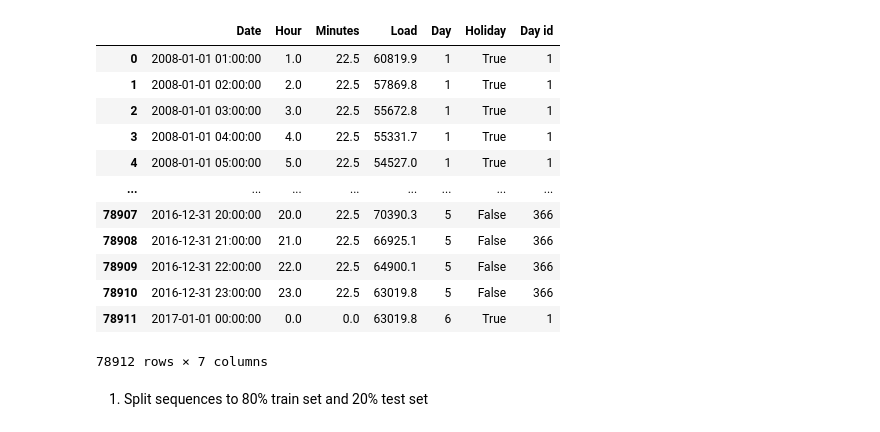
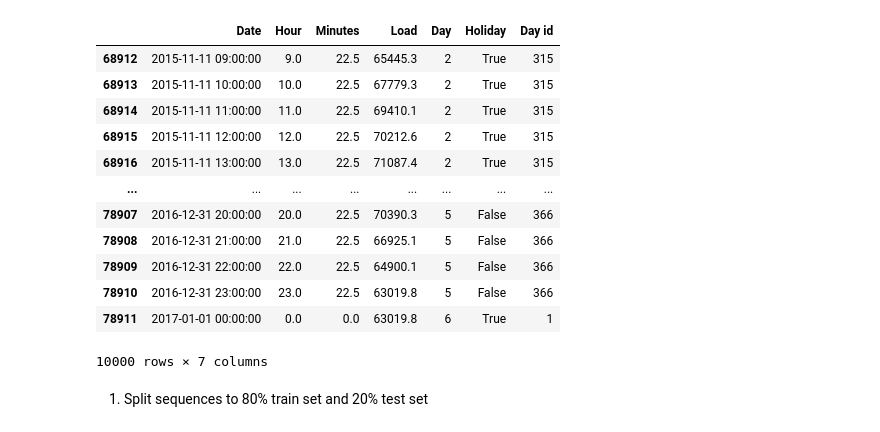
Before and after one commit to BleakHeart/Report-2, a Jupyter notebook: src/LSTM/LSTM_preprocessing.ipynb, the cells around one changed output. Cells and saved outputs as stored; diff of their text form; code cells hidden in the pictures.

```diff
--- a/src/LSTM/LSTM_preprocessing.ipynb
+++ b/src/LSTM/LSTM_preprocessing.ipynb
@@ -31,29 +32,25 @@ Electric = Electric[['Date', 'Load']]
 Electric['Minutes'] = Electric['Date'].dt.minute
 Electric['Hour'] = Electric['Date'].dt.hour
 # %%
-#df = resampling_data(Electric, resample_cost='d')
-
-#df = df[~df.Load.isna()].reset_index(drop=True)
-#df
-
-df = resampling_data(Electric)
+df = resampling_data(Electric, resample_cost='h')
+#df = resampling_data(Electric)
 
 df = df[~df.Load.isna()].reset_index(drop=True)
-df
+df.iloc[-10000:]
 # %% [output]
 |  | Date | Hour | Minutes | Load | Day | Holiday | Day id |
-| 0 | 2008-01-01 01:00:00 | 1.0 | 22.5 | 60819.9 | 1 | True | 1 |
-| 1 | 2008-01-01 02:00:00 | 2.0 | 22.5 | 57869.8 | 1 | True | 1 |
-| 2 | 2008-01-01 03:00:00 | 3.0 | 22.5 | 55672.8 | 1 | True | 1 |
-| 3 | 2008-01-01 04:00:00 | 4.0 | 22.5 | 55331.7 | 1 | True | 1 |
-| 4 | 2008-01-01 05:00:00 | 5.0 | 22.5 | 54527.0 | 1 | True | 1 |
+| 68912 | 2015-11-11 09:00:00 | 9.0 | 22.5 | 65445.3 | 2 | True | 315 |
+| 68913 | 2015-11-11 10:00:00 | 10.0 | 22.5 | 67779.3 | 2 | True | 315 |
+| 68914 | 2015-11-11 11:00:00 | 11.0 | 22.5 | 69410.1 | 2 | True | 315 |
+| 68915 | 2015-11-11 12:00:00 | 12.0 | 22.5 | 70212.6 | 2 | True | 315 |
+| 68916 | 2015-11-11 13:00:00 | 13.0 | 22.5 | 71087.4 | 2 | True | 315 |
 | ... | ... | ... | ... | ... | ... | ... | ... |
 | 78907 | 2016-12-31 20:00:00 | 20.0 | 22.5 | 70390.3 | 5 | False | 366 |
 | 78908 | 2016-12-31 21:00:00 | 21.0 | 22.5 | 66925.1 | 5 | False | 366 |
 | 78909 | 2016-12-31 22:00:00 | 22.0 | 22.5 | 64900.1 | 5 | False | 366 |
 | 78910 | 2016-12-31 23:00:00 | 23.0 | 22.5 | 63019.8 | 5 | False | 366 |
 | 78911 | 2017-01-01 00:00:00 | 0.0 | 0.0 | 63019.8 | 6 | True | 1 |
-78912 rows × 7 columns
+10000 rows × 7 columns
 # %%
 n = 1000
 x = np.arange(n)
```
Also changed, not shown: parts of 5 cells of this notebook.
